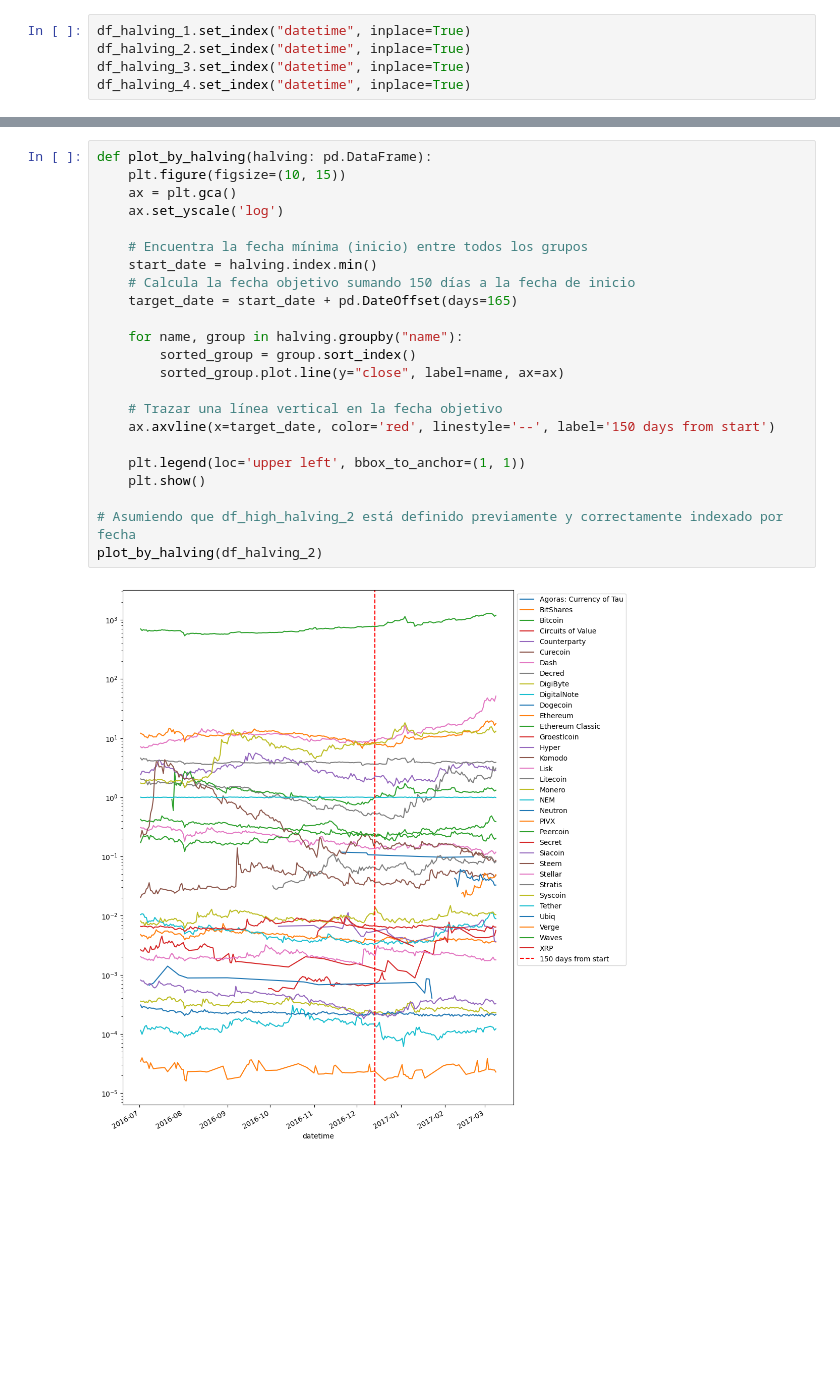
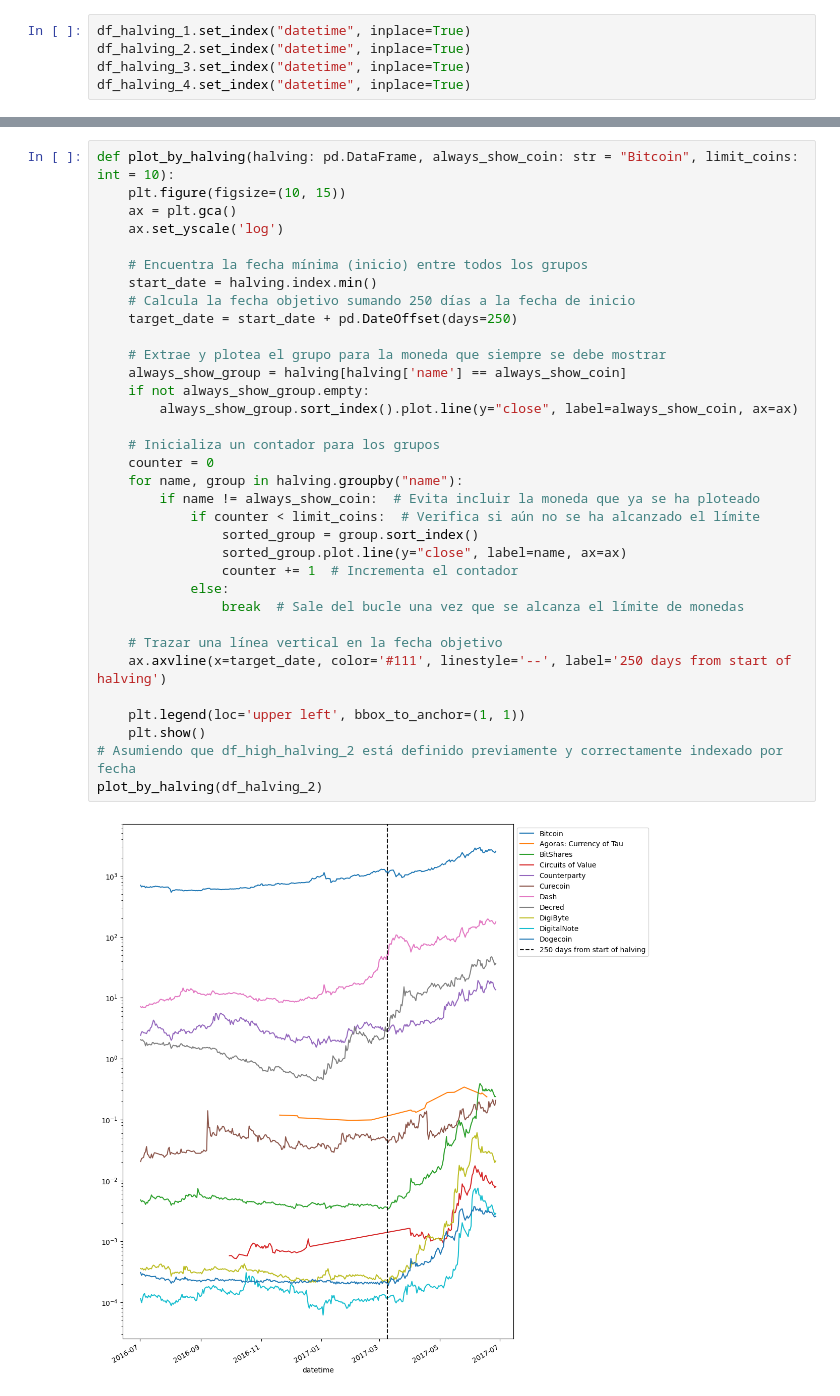
Before and after one commit to LuisFelipePoma/Crypto_App, a Jupyter notebook: src/notebooks/crispdm_model/2_EDA.ipynb, the cells around one changed output, grey strips where cells are left out. Cells and saved outputs as stored; diff of their text form; blank space fills up the shorter version.

Commit message:
plots

```diff
--- a/src/notebooks/crispdm_model/2_EDA.ipynb
+++ b/src/notebooks/crispdm_model/2_EDA.ipynb
@@ -166,25 +148,36 @@ plot_by_coins("Bitcoin","Parallax")
 # %%
-def plot_by_halving(halving: pd.DataFrame):
+def plot_by_halving(halving: pd.DataFrame, always_show_coin: str = "Bitcoin", limit_coins: int = 10):
     plt.figure(figsize=(10, 15))
     ax = plt.gca()
     ax.set_yscale('log')
 
     # Encuentra la fecha mínima (inicio) entre todos los grupos
     start_date = halving.index.min()
-    # Calcula la fecha objetivo sumando 150 días a la fecha de inicio
-    target_date = start_date + pd.DateOffset(days=165)
+    # Calcula la fecha objetivo sumando 250 días a la fecha de inicio
+    target_date = start_date + pd.DateOffset(days=250)
 
+    # Extrae y plotea el grupo para la moneda que siempre se debe mostrar
+    always_show_group = halving[halving['name'] == always_show_coin]
+    if not always_show_group.empty:
+        always_show_group.sort_index().plot.line(y="close", label=always_show_coin, ax=ax)
+
+    # Inicializa un contador para los grupos
+    counter = 0
     for name, group in halving.groupby("name"):
-        sorted_group = group.sort_index()
-        sorted_group.plot.line(y="close", label=name, ax=ax)
+        if name != always_show_coin:  # Evita incluir la moneda que ya se ha ploteado
+            if counter < limit_coins:  # Verifica si aún no se ha alcanzado el límite
+                sorted_group = group.sort_index()
+                sorted_group.plot.line(y="close", label=name, ax=ax)
+                counter += 1  # Incrementa el contador
+            else:
+                break  # Sale del bucle una vez que se alcanza el límite de monedas
 
     # Trazar una línea vertical en la fecha objetivo
-    ax.axvline(x=target_date, color='red', linestyle='--', label='150 days from start')
+    ax.axvline(x=target_date, color='#111', linestyle='--', label='250 days from start of halving')
 
     plt.legend(loc='upper left', bbox_to_anchor=(1, 1))
     plt.show()
-
 # Asumiendo que df_high_halving_2 está definido previamente y correctamente indexado por fecha
 plot_by_halving(df_halving_2)
 # %% [output]
-[figure, old version]
+[figure, new version]
```
Also changed, not shown: parts of 9 cells of this notebook, 8 other files.
